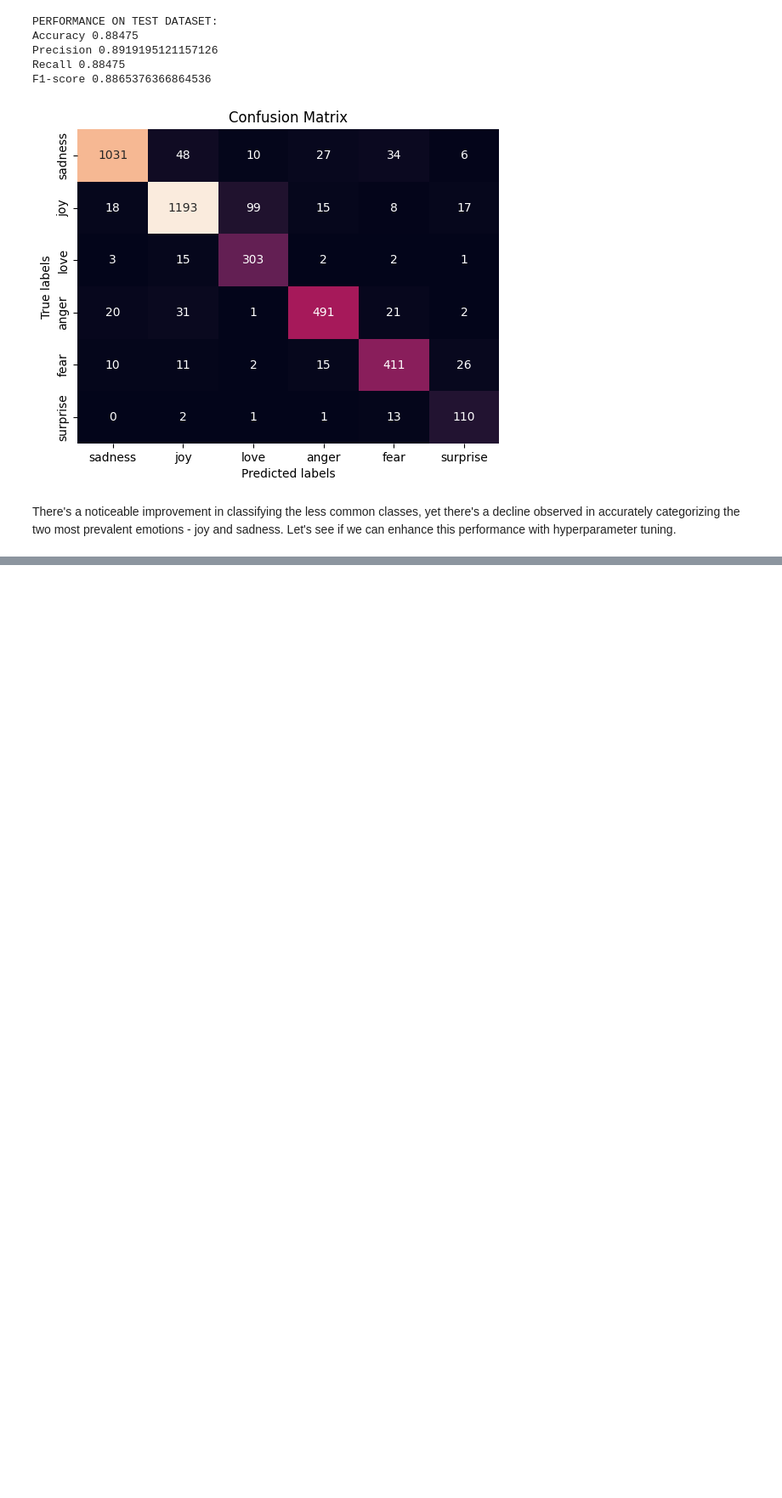
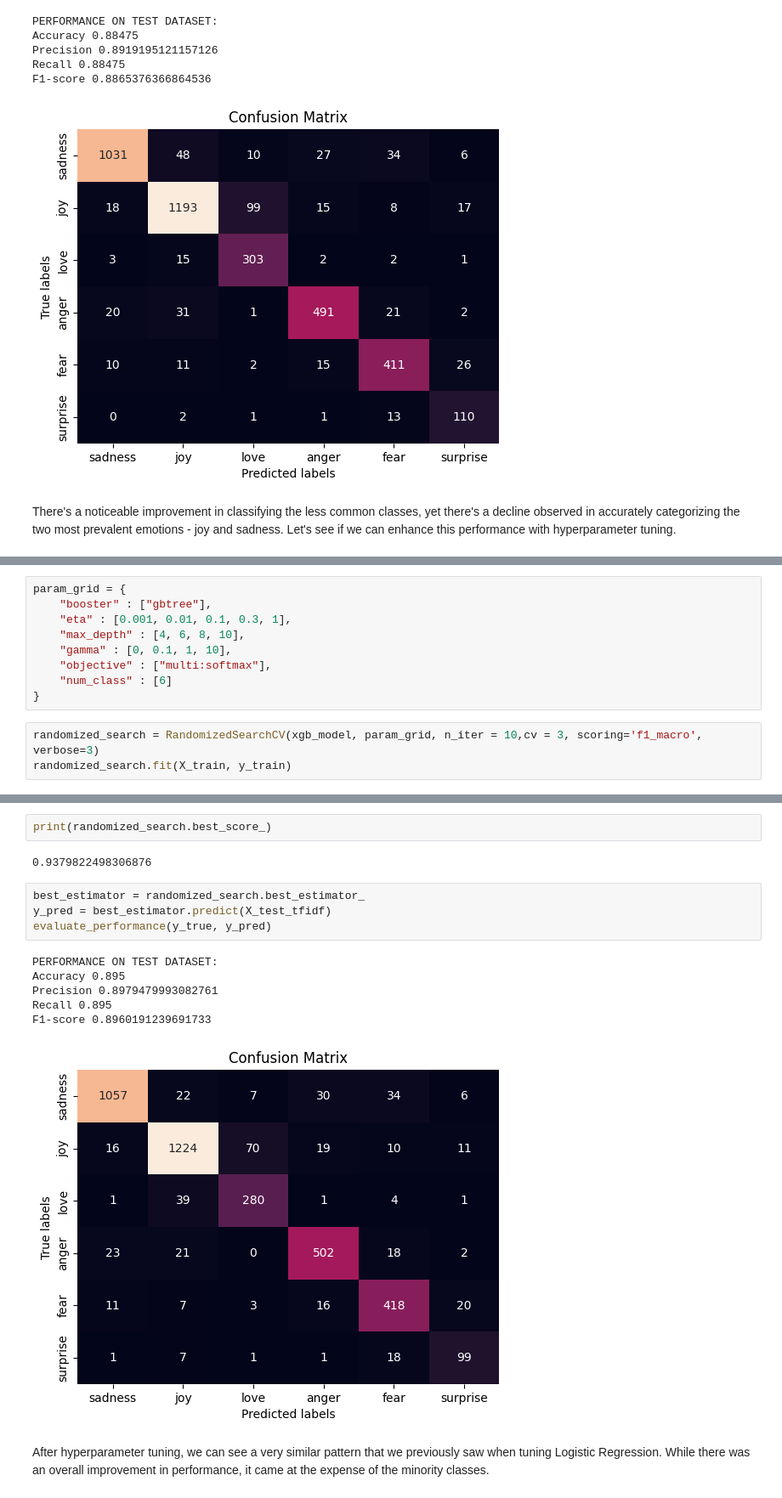
Before and after one commit to olast45/Emotions-Prediction-App, a Jupyter notebook: notebooks/emotions_analysis.ipynb, the cells around one changed output, grey strips where cells are left out. Shown at 85% size. Drawn from its saved outputs; the diff is of its cells as text; blank space fills up the shorter version.

Commit message:
Perform hyperparameter tuning for XGBoost model

```diff
--- a/notebooks/emotions_analysis.ipynb
+++ b/notebooks/emotions_analysis.ipynb
@@ -636,0 +641,12 @@ There's a noticeable improvement in classifying the less common classes, yet the
+# %%
+param_grid = {
+    "booster" : ["gbtree"],
+    "eta" : [0.001, 0.01, 0.1, 0.3, 1],
+    "max_depth" : [4, 6, 8, 10],
+    "gamma" : [0, 0.1, 1, 10],
+    "objective" : ["multi:softmax"],
+    "num_class" : [6]
+}
+# %%
+randomized_search = RandomizedSearchCV(xgb_model, param_grid, n_iter = 10,cv = 3, scoring='f1_macro', verbose=3)
+randomized_search.fit(X_train, y_train)
@@ -636,0 +694,17 @@ There's a noticeable improvement in classifying the less common classes, yet the
+# %%
+print(randomized_search.best_score_)
+# %% [output]
+0.9379822498306876
+# %%
+best_estimator = randomized_search.best_estimator_
+y_pred = best_estimator.predict(X_test_tfidf)
+evaluate_performance(y_true, y_pred)
+# %% [output]
+PERFORMANCE ON TEST DATASET:
+Accuracy 0.895
+Precision 0.8979479993082761
+Recall 0.895
+F1-score 0.8960191239691733
+[figure, added]
+# %% [markdown]
+After hyperparameter tuning, we can see a very similar pattern that we previously saw when tuning Logistic Regression. While there was an overall improvement in performance, it came at the expense of the minority classes.
```
Also changed, not shown: parts of 6 cells of this notebook.
